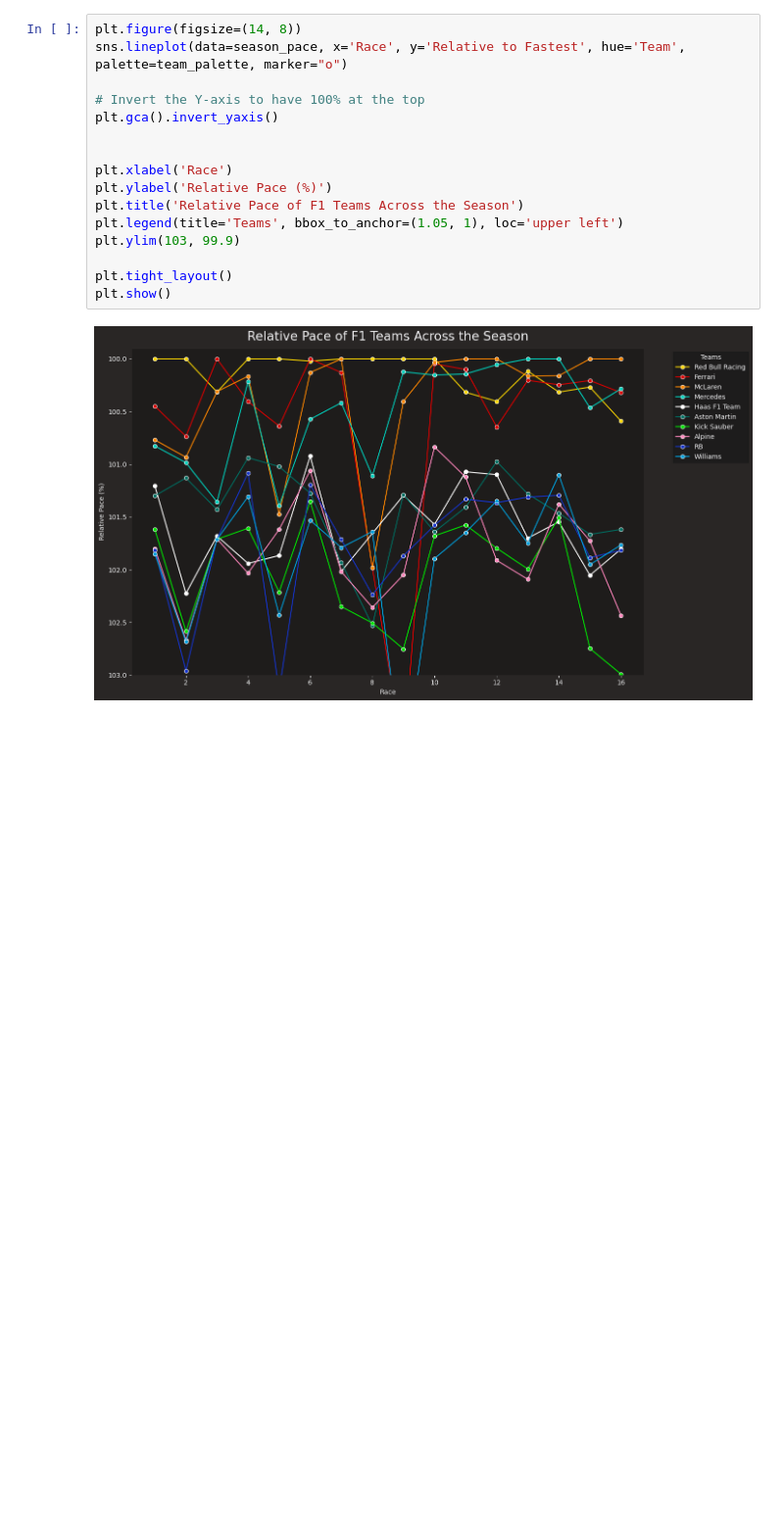
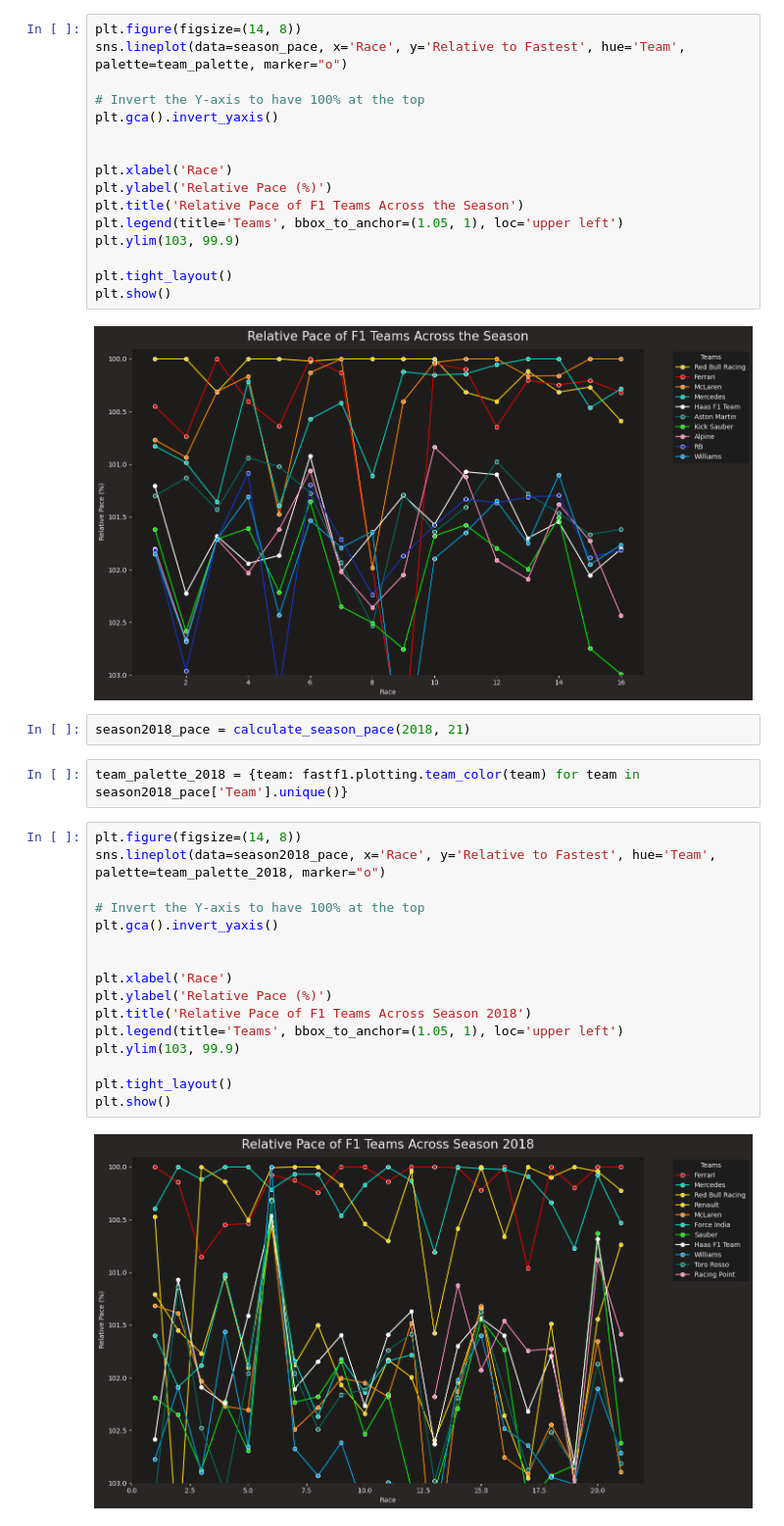
Before and after one commit to zudcow/f1, a Jupyter notebook: relative_pace.ipynb, the cells around one changed output. Shown at 98% size. Saved outputs shown, nothing was run; the diff lists cells and outputs as text; blank space fills up the shorter version.

Commit message:
Added offline season pace calculation

```diff
--- a/relative_pace.ipynb
+++ b/relative_pace.ipynb
@@ -198,3 +186,25 @@ plt.tight_layout()
 plt.show()
 # %% [output]
 [figure]
+# %%
+season2018_pace = calculate_season_pace(2018, 21)
+# %%
+team_palette_2018 = {team: fastf1.plotting.team_color(team) for team in season2018_pace['Team'].unique()}
+# %%
+plt.figure(figsize=(14, 8))
+sns.lineplot(data=season2018_pace, x='Race', y='Relative to Fastest', hue='Team', palette=team_palette_2018, marker="o")
+
+# Invert the Y-axis to have 100% at the top
+plt.gca().invert_yaxis()
+
+
+plt.xlabel('Race')
+plt.ylabel('Relative Pace (%)')
+plt.title('Relative Pace of F1 Teams Across Season 2018')
+plt.legend(title='Teams', bbox_to_anchor=(1.05, 1), loc='upper left')
+plt.ylim(103, 99.9)
+
+plt.tight_layout()
+plt.show()
+# %% [output]
+[figure, added]
```
Also changed, not shown: parts of 8 cells of this notebook.
